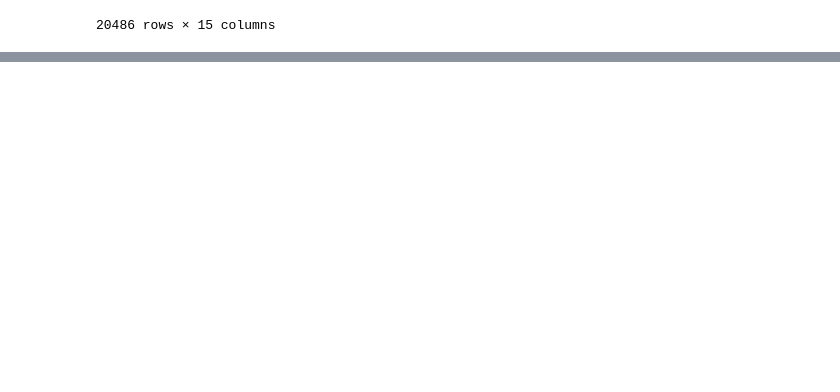
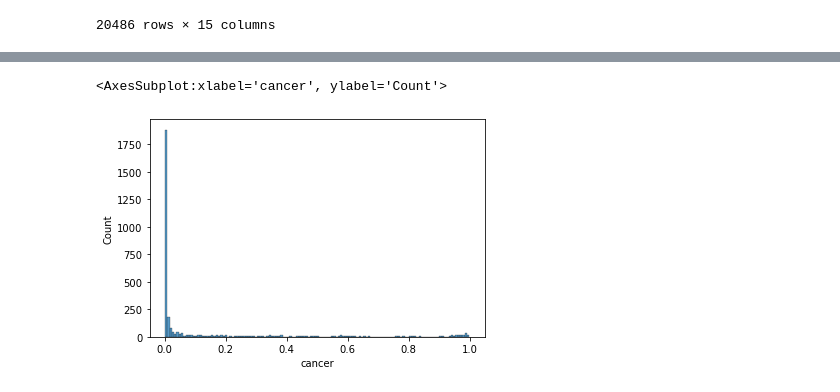
Before and after one commit to analokmaus/kaggle-rsna-breast-cancer, a Jupyter notebook: 02_external_data.ipynb, the cells around one changed output, grey strips where cells are left out. Drawn from its saved outputs; the diff is of its cells as text; code cells hidden in the pictures; blank space fills up the shorter version.

```diff
--- a/02_external_data.ipynb
+++ b/02_external_data.ipynb
@@ -165,0 +201,16 @@ train_findings
+# %%
+pseudo_label_paths = [
+    'results/aug_07/predictions_vindr.pickle',
+    'results/aug_07_v1/predictions_vindr.pickle',
+    'results/aux_03/predictions_vindr.pickle',
+    'results/aux_02_v0/predictions_vindr.pickle',
+    'results/res_02_aux0/predictions_vindr.pickle',
+]
+# %%
+pseudo_labels = []
+for pl_path in pseudo_label_paths:
+    with open(pl_path, 'rb') as f:
+        res = pickle.load(f)
+    print(res['predictions'][0, :5, 0])
+    pseudo_labels.append(res['predictions'])
+pseudo_labels = np.stack(pseudo_labels, axis=0)
@@ -165,0 +223,2 @@ train_findings
+# %%
+pseudo_labels = pseudo_labels.mean(0).squeeze(-1)
@@ -165,0 +230,16 @@ train_findings
+# %%
+train_pl = pd.concat([
+    train.drop('cancer', axis=1).set_index(['patient_id', 'laterality']).merge(
+        pd.DataFrame(
+            {'cancer': pseudo_labels[i], 'fold': i},
+            index=pd.MultiIndex.from_frame(
+                pd.DataFrame(test_data.pids, columns=['patient_id', 'laterality']))),
+        left_index=True,
+        right_index=True,
+        how='left'
+    ) for i in range(len(pseudo_labels))]).reset_index()
+# %%
+sns.histplot(train_pl.query('BIRADS == 4')['cancer'])
+# %% [output]
+<AxesSubplot:xlabel='cancer', ylabel='Count'>
+[figure, added]
```
Also changed, not shown: parts of 14 cells of this notebook, 7 other files.
